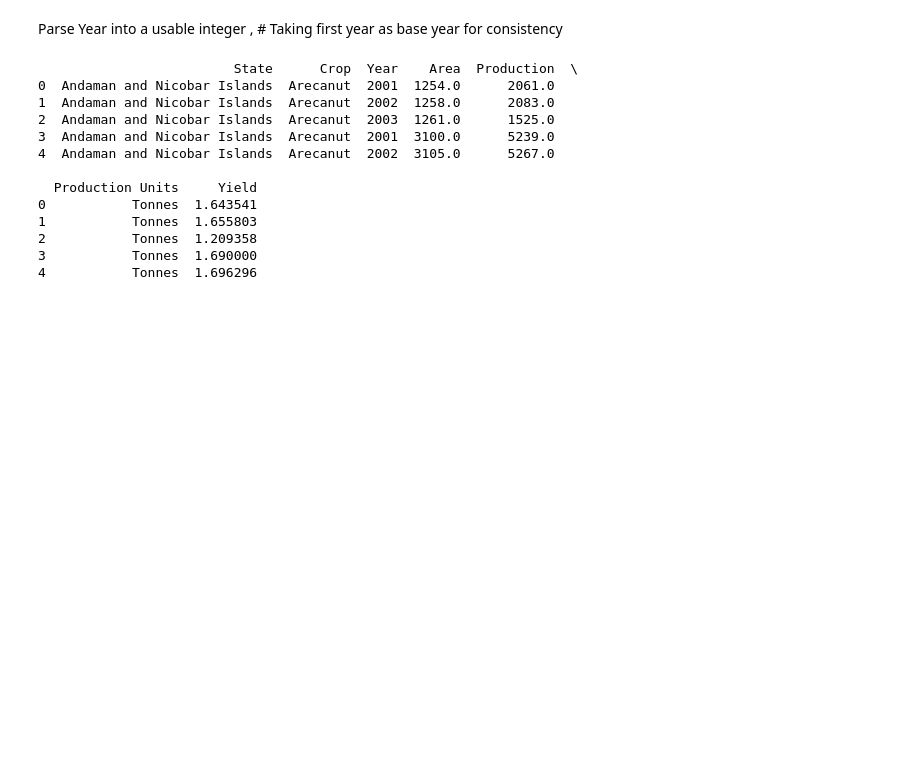
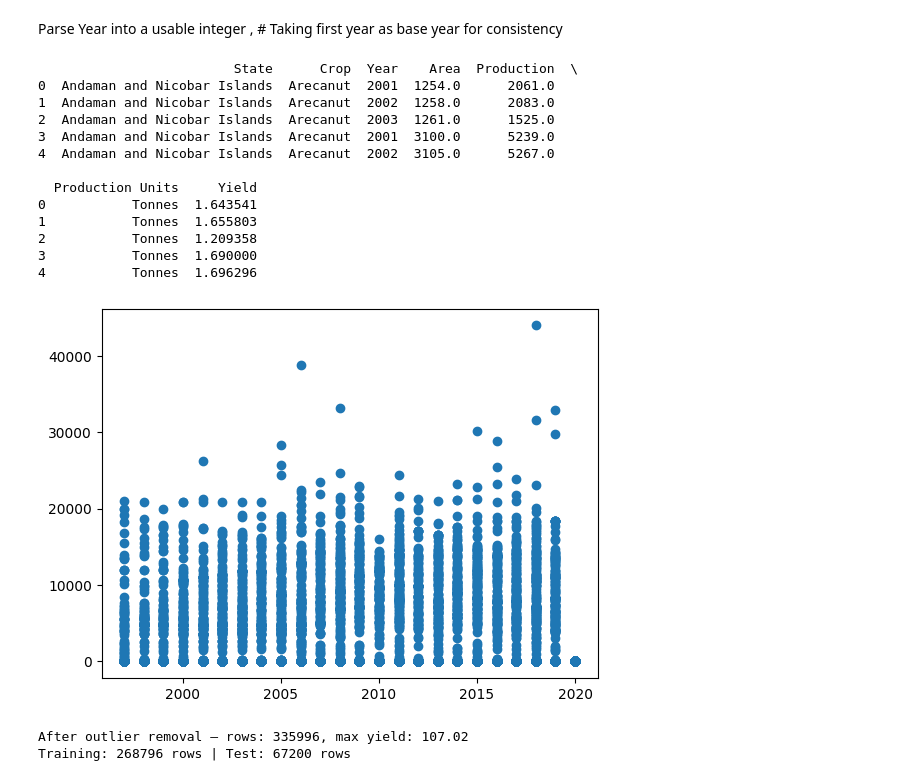
Before and after one commit to kshubham090/Curiosity_Tikerz, a Jupyter notebook: CropYield/main.ipynb, the cells around one changed output. Cells and saved outputs as stored; diff of their text form; code cells hidden in the pictures; blank space fills up the shorter version.

```diff
--- a/CropYield/main.ipynb
+++ b/CropYield/main.ipynb
@@ -149,3 +153,42 @@ print(df.head())
 2           Tonnes  1.209358
 3           Tonnes  1.690000
 4           Tonnes  1.696296
+# %%
+plt.scatter(df['Year'], df['Yield'])
+plt.show()
+# %% [output]
+[figure, added]
+# %%
+# force encode all string columns
+for col in df.select_dtypes(include='object').columns:
+    le = LabelEncoder()
+    df[col] = le.fit_transform(df[col].astype(str))
+
+# remove extreme yield outliers (top 1%)
+p99 = df['Yield'].quantile(0.99)
+df = df[df['Yield'] <= p99].copy()
+print(f"After outlier removal — rows: {len(df)}, max yield: {df['Yield'].max():.2f}")
+
+# log transform the target — compresses the skewed range
+y_raw = df['Yield'].values.astype(float)
+y = np.log1p(y_raw)   # log1p = log(1 + x), safe for zeros
+
+# features
+features = [col for col in ['State', 'Crop', 'Year', 'Area'] if col in df.columns]
+X = df[features].values.astype(float)
+
+# normalize X
+X_min = X.min(axis=0)
+X_max = X.max(axis=0)
+X = (X - X_min) / (X_max - X_min + 1e-8)
+
+# split
+split = int(0.8 * len(X))
+X_train, X_test = X[:split], X[split:]
+y_train, y_test = y[:split], y[split:]
+y_test_raw = y_raw[split:]   # keep original scale for RMSE reporting
+
+print(f"Training: {len(X_train)} rows | Test: {len(X_test)} rows")
+# %% [output]
+After outlier removal — rows: 335996, max yield: 107.02
+Training: 268796 rows | Test: 67200 rows
```
Also changed, not shown: parts of 7 cells of this notebook.
